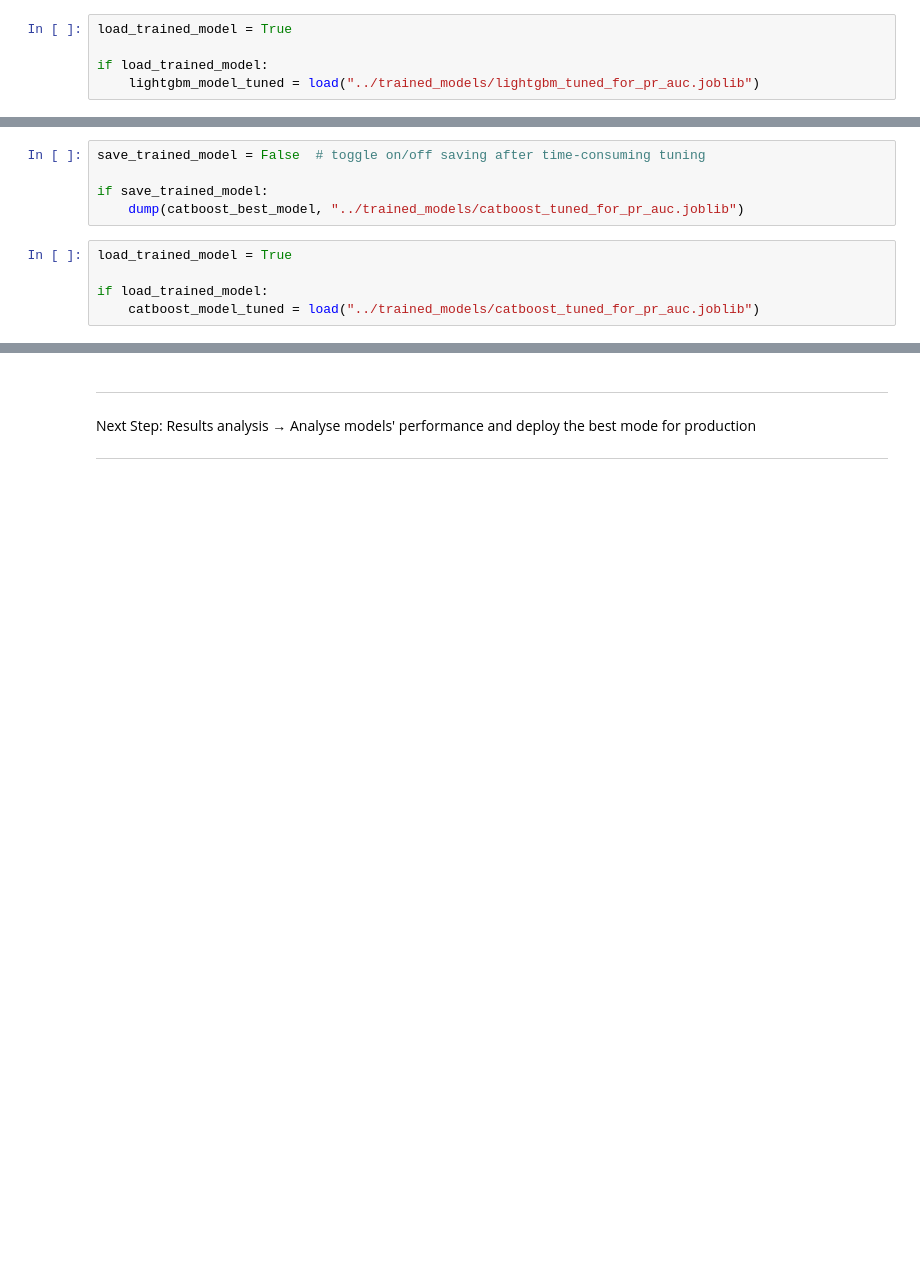
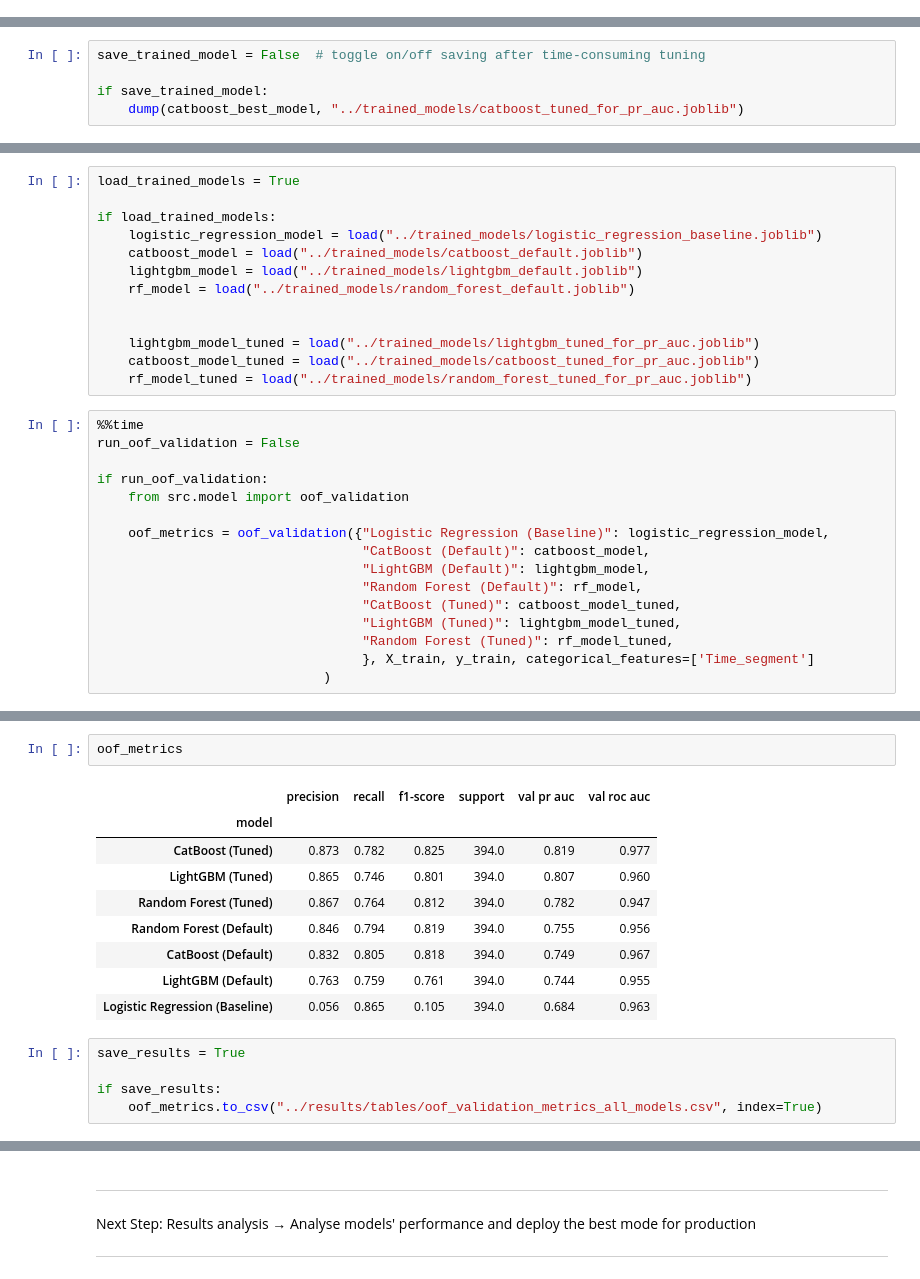
Before and after one commit to MohanadAlemam/fraud-detection-credit-card, a Jupyter notebook: notebooks/04_modeling.ipynb, the cells around one changed output, grey strips where cells are left out. Saved outputs shown, nothing was run; the diff lists cells and outputs as text; blank space fills up the shorter version.

```diff
--- a/notebooks/04_modeling.ipynb
+++ b/notebooks/04_modeling.ipynb
@@ -513,8 +377,3 @@ save_trained_model = False  # toggle on/off saving after time-consuming tuning
 
 if save_trained_model:
     dump(light_gbm_best_model, "../trained_models/lightgbm_tuned_for_pr_auc.joblib")
-# %%
-load_trained_model = True
-
-if load_trained_model:
-    lightgbm_model_tuned = load("../trained_models/lightgbm_tuned_for_pr_auc.joblib")
@@ -592,8 +432,3 @@ save_trained_model = False  # toggle on/off saving after time-consuming tuning
 
 if save_trained_model:
     dump(catboost_best_model, "../trained_models/catboost_tuned_for_pr_auc.joblib")
-# %%
-load_trained_model = True
-
-if load_trained_model:
-    catboost_model_tuned = load("../trained_models/catboost_tuned_for_pr_auc.joblib")
@@ -614,0 +437,29 @@ catboost_tuned_metrics
+# %%
+load_trained_models = True
+
+if load_trained_models:
+    logistic_regression_model = load("../trained_models/logistic_regression_baseline.joblib")
+    catboost_model = load("../trained_models/catboost_default.joblib")
+    lightgbm_model = load("../trained_models/lightgbm_default.joblib")
+    rf_model = load("../trained_models/random_forest_default.joblib")
+
+
+    lightgbm_model_tuned = load("../trained_models/lightgbm_tuned_for_pr_auc.joblib")
+    catboost_model_tuned = load("../trained_models/catboost_tuned_for_pr_auc.joblib")
+    rf_model_tuned = load("../trained_models/random_forest_tuned_for_pr_auc.joblib")
+# %%
+%%time
+run_oof_validation = False
+
+if run_oof_validation:
+    from src.model import oof_validation
+
+    oof_metrics = oof_validation({"Logistic Regression (Baseline)": logistic_regression_model,
+                                  "CatBoost (Default)": catboost_model,
+                                  "LightGBM (Default)": lightgbm_model,
+                                  "Random Forest (Default)": rf_model,
+                                  "CatBoost (Tuned)": catboost_model_tuned,
+                                  "LightGBM (Tuned)": lightgbm_model_tuned,
+                                  "Random Forest (Tuned)": rf_model_tuned,
+                                  }, X_train, y_train, categorical_features=['Time_segment']
+                             )
@@ -614,0 +475,17 @@ catboost_tuned_metrics
+# %%
+oof_metrics
+# %% [output]
+|  | precision | recall | f1-score | support | val pr auc | val roc auc |
+| model |  |  |  |  |  |  |
+| CatBoost (Tuned) | 0.873 | 0.782 | 0.825 | 394.0 | 0.819 | 0.977 |
+| LightGBM (Tuned) | 0.865 | 0.746 | 0.801 | 394.0 | 0.807 | 0.960 |
+| Random Forest (Tuned) | 0.867 | 0.764 | 0.812 | 394.0 | 0.782 | 0.947 |
+| Random Forest (Default) | 0.846 | 0.794 | 0.819 | 394.0 | 0.755 | 0.956 |
+| CatBoost (Default) | 0.832 | 0.805 | 0.818 | 394.0 | 0.749 | 0.967 |
+| LightGBM (Default) | 0.763 | 0.759 | 0.761 | 394.0 | 0.744 | 0.955 |
+| Logistic Regression (Baseline) | 0.056 | 0.865 | 0.105 | 394.0 | 0.684 | 0.963 |
+# %%
+save_results = True
+
+if save_results:
+    oof_metrics.to_csv("../results/tables/oof_validation_metrics_all_models.csv", index=True)
```
Also changed, not shown: parts of 42 cells of this notebook.
